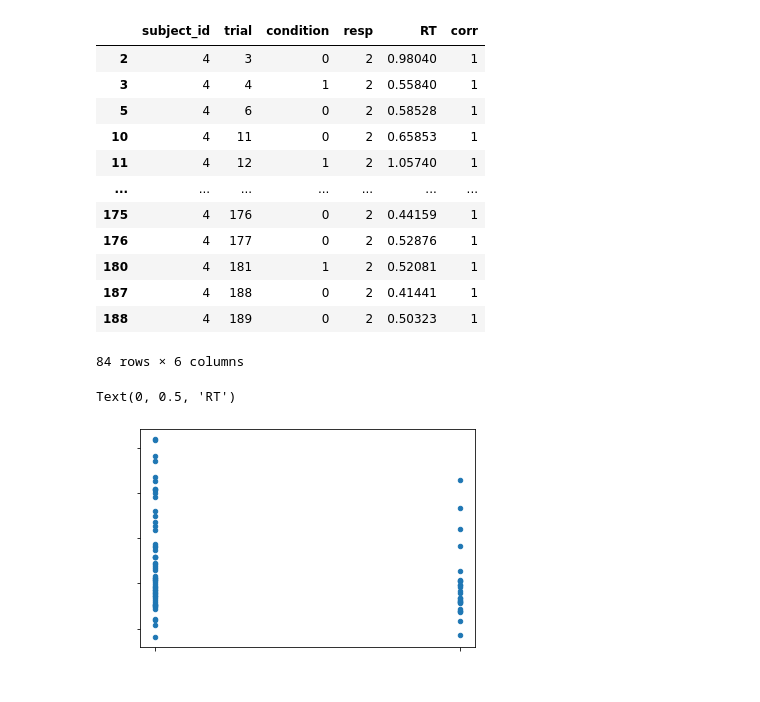
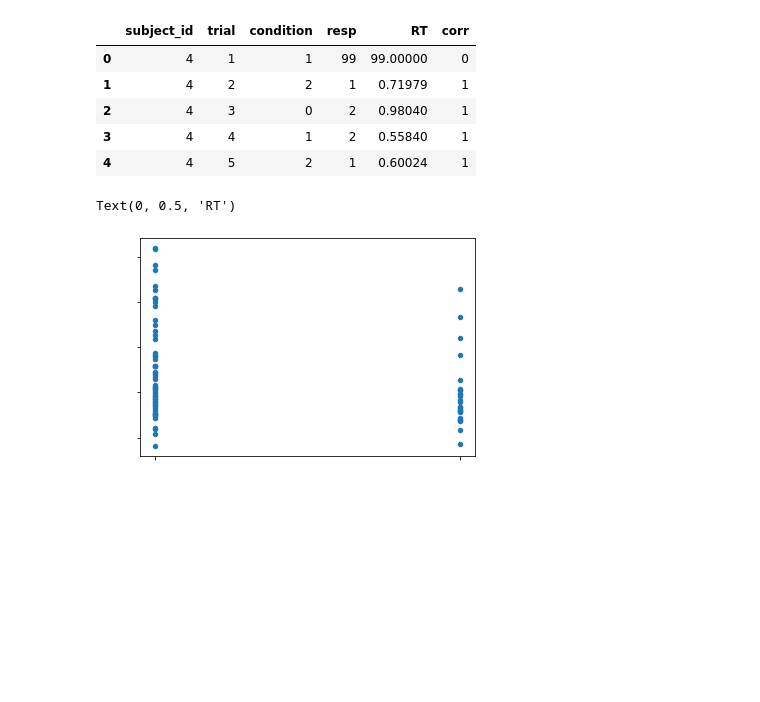
Before and after one commit to JKYUPSYCHE/GRNA, a Jupyter notebook: LME_GRNA.ipynb, the cells around one changed output. Saved outputs shown, nothing was run; the diff lists cells and outputs as text; code cells hidden in the pictures; blank space fills up the shorter version.

```diff
--- a/LME_GRNA.ipynb
+++ b/LME_GRNA.ipynb
@@ -42,19 +49,12 @@ nan
 # %%
-file
+file.head()
 # %% [output]
 |  | subject_id | trial | condition | resp | RT | corr |
+| 0 | 4 | 1 | 1 | 99 | 99.00000 | 0 |
+| 1 | 4 | 2 | 2 | 1 | 0.71979 | 1 |
 | 2 | 4 | 3 | 0 | 2 | 0.98040 | 1 |
 | 3 | 4 | 4 | 1 | 2 | 0.55840 | 1 |
-| 5 | 4 | 6 | 0 | 2 | 0.58528 | 1 |
-| 10 | 4 | 11 | 0 | 2 | 0.65853 | 1 |
-| 11 | 4 | 12 | 1 | 2 | 1.05740 | 1 |
-| ... | ... | ... | ... | ... | ... | ... |
-| 175 | 4 | 176 | 0 | 2 | 0.44159 | 1 |
-| 176 | 4 | 177 | 0 | 2 | 0.52876 | 1 |
-| 180 | 4 | 181 | 1 | 2 | 0.52081 | 1 |
-| 187 | 4 | 188 | 0 | 2 | 0.41441 | 1 |
-| 188 | 4 | 189 | 0 | 2 | 0.50323 | 1 |
+| 4 | 4 | 5 | 2 | 1 | 0.60024 | 1 |
-84 rows × 6 columns
 # %%
 file.plot.scatter(x = 'condition', y = 'RT')
 plt.xlabel('condition', color = 'white')
```
Also changed, not shown: parts of 15 cells of this notebook.
